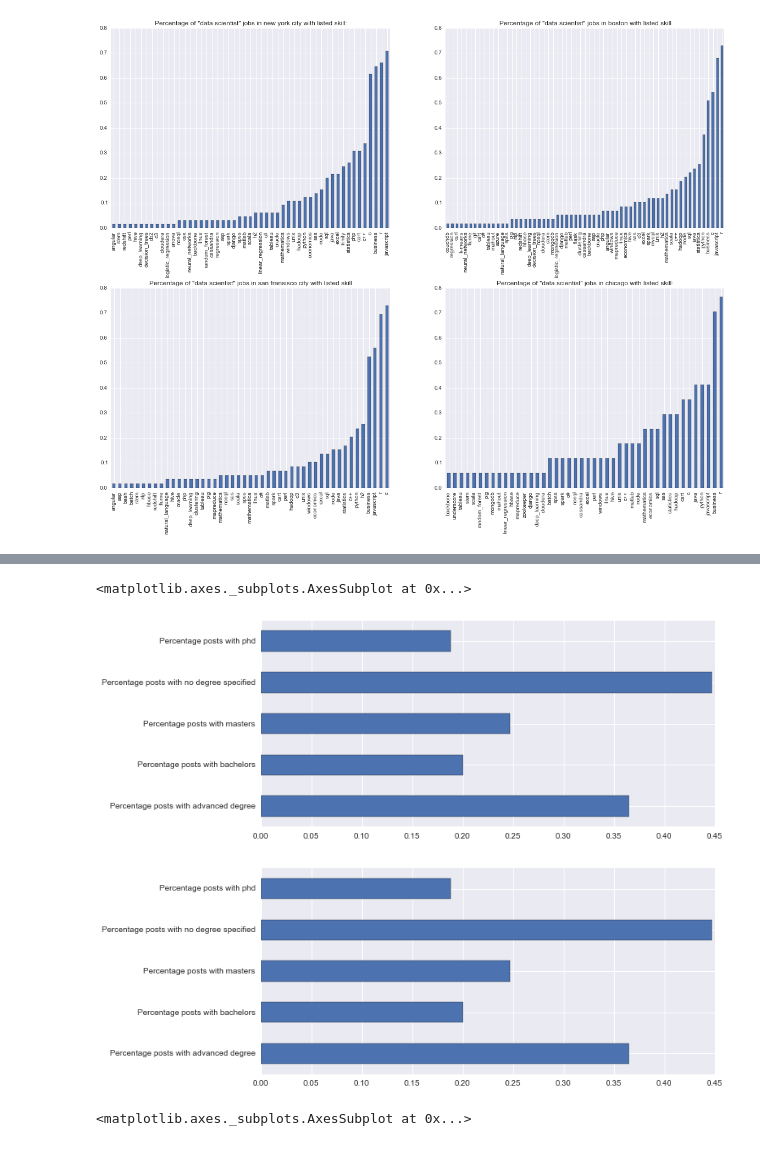
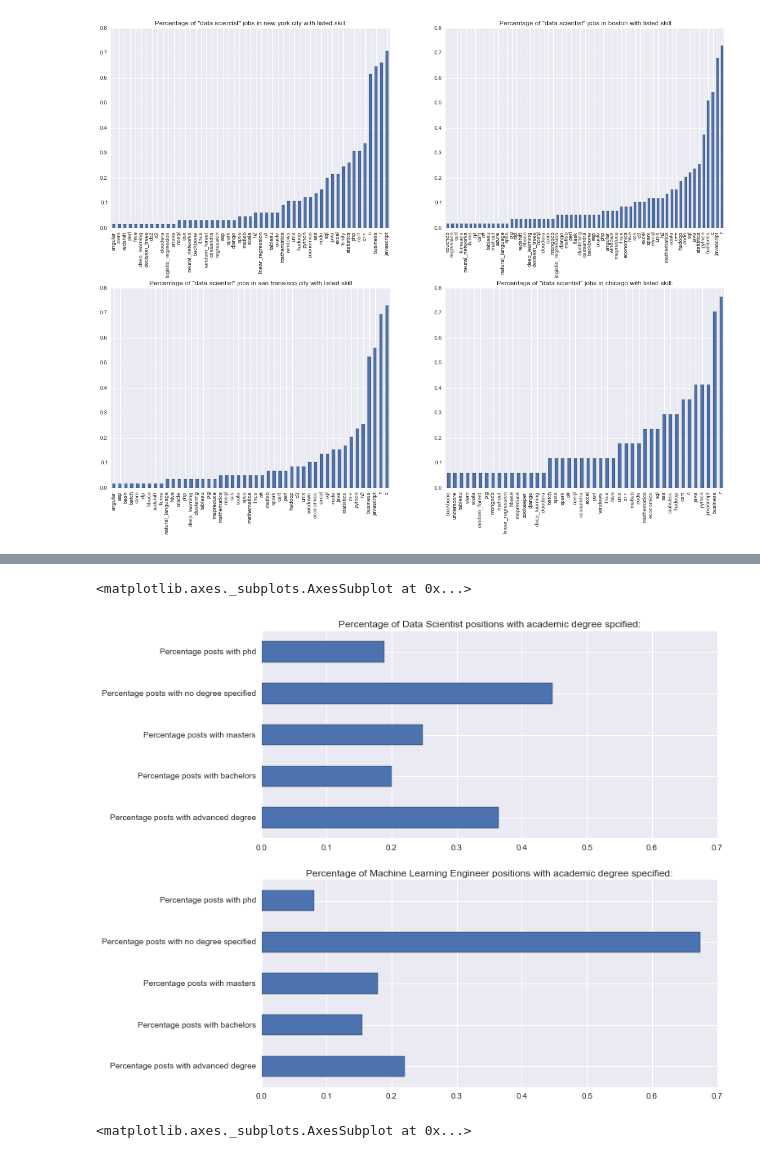
Before and after one commit to tamirbennatan/data_science_skills_analysis, a Jupyter notebook: Data Science Skills Analysis.ipynb, the cells around one changed output, grey strips where cells are left out. Cells and saved outputs as stored; diff of their text form; code cells hidden in the pictures.

Commit message:
why is it so hard to make a data frame of 3d tuples???

```diff
--- a/Data Science Skills Analysis.ipynb
+++ b/Data Science Skills Analysis.ipynb
@@ -120,7 +124,7 @@ def words_by_category(job_posts):
     academic_degrees = set(['bachelor', 'master','doctor', 'doctorate','mscphd' 'ph_d', 'phd',
                             'm_sc', 'b_a', 'b_sc', 'advanced_degree', 'mba'])
 
-    academic_disciplines = set(['mathematics', 'statistics', 'computer_science', 'business', 'stem',
+    academic_disciplines = set(['mathematics', 'statistics','statistical', 'computer_science', 'business', 'stem',
                                'operations_research', 'economics'])
 
 
@@ -406,21 +416,23 @@ perc_machine_learning_engineer_advanced_degree = machine_learning_engineer_advan
 perc_machine_learning_engineer_phd = machine_learning_engineer_phd.shape[0]/float(machine_learning_engineer_all.shape[0])
 perc_machine_learning_engineer_no_degree = machine_learning_engineer_no_degree.shape[0]/float(machine_learning_engineer_all.shape[0])
 
-machine_learning_engineer_degree_percentages = pd.DataFrame(data = {'Percentage posts with masters': perc_data_scientist_bachelors,
-                                     'Percentage posts with bachelors': perc_data_scientist_masters,
-                                     'Percentage posts with advanced degree': perc_data_scientist_advanced_degree,
-                                     'Percentage posts with phd': perc_data_scientist_phd,
-                                     'Percentage posts with no degree specified': perc_data_scientist_no_degree},
+machine_learning_engineer_degree_percentages = pd.DataFrame(data = {'Percentage posts with masters': perc_machine_learning_engineer_bachelors,
+                                     'Percentage posts with bachelors': perc_machine_learning_engineer_masters,
+                                     'Percentage posts with advanced degree': perc_machine_learning_engineer_advanced_degree,
+                                     'Percentage posts with phd': perc_machine_learning_engineer_phd,
+                                     'Percentage posts with no degree specified': perc_machine_learning_engineer_no_degree},
                              index = [0]).T
 # %%
 fig, axes = plt.subplots(nrows=2, ncols=1, figsize=(20, 20))
 
 
-data_scientist_degree_percentages.plot.barh(ax = axes[0], legend = None, figsize = (10, 10))
-machine_learning_engineer_degree_percentages.plot.barh(ax = axes[1], legend = None, figsize = (10, 10))
+data_scientist_degree_percentages.plot.barh(ax = axes[0], legend = None, figsize = (10, 10), xlim = (0, .7),
+                                        title = "Percentage of Data Scientist positions with academic degree spcified:")
+machine_learning_engineer_degree_percentages.plot.barh(ax = axes[1], legend = None, figsize = (10, 10), xlim = (0, .7),
+                                        title = "Percentage of Machine Learning Engineer positions with academic degree specified:")
 # %% [output]
 <matplotlib.axes._subplots.AxesSubplot at 0x...>
-[figure, old version]
+[figure, new version]
 # %%
 data_scientist_phd_frequency = get_skill_frequency(data_scientist_phd, ['academic_degrees'])
 data_scientist_masters_frequency = get_skill_frequency(data_scientist_masters, ['academic_degrees'])
```
Also changed, not shown: parts of 33 cells of this notebook.
